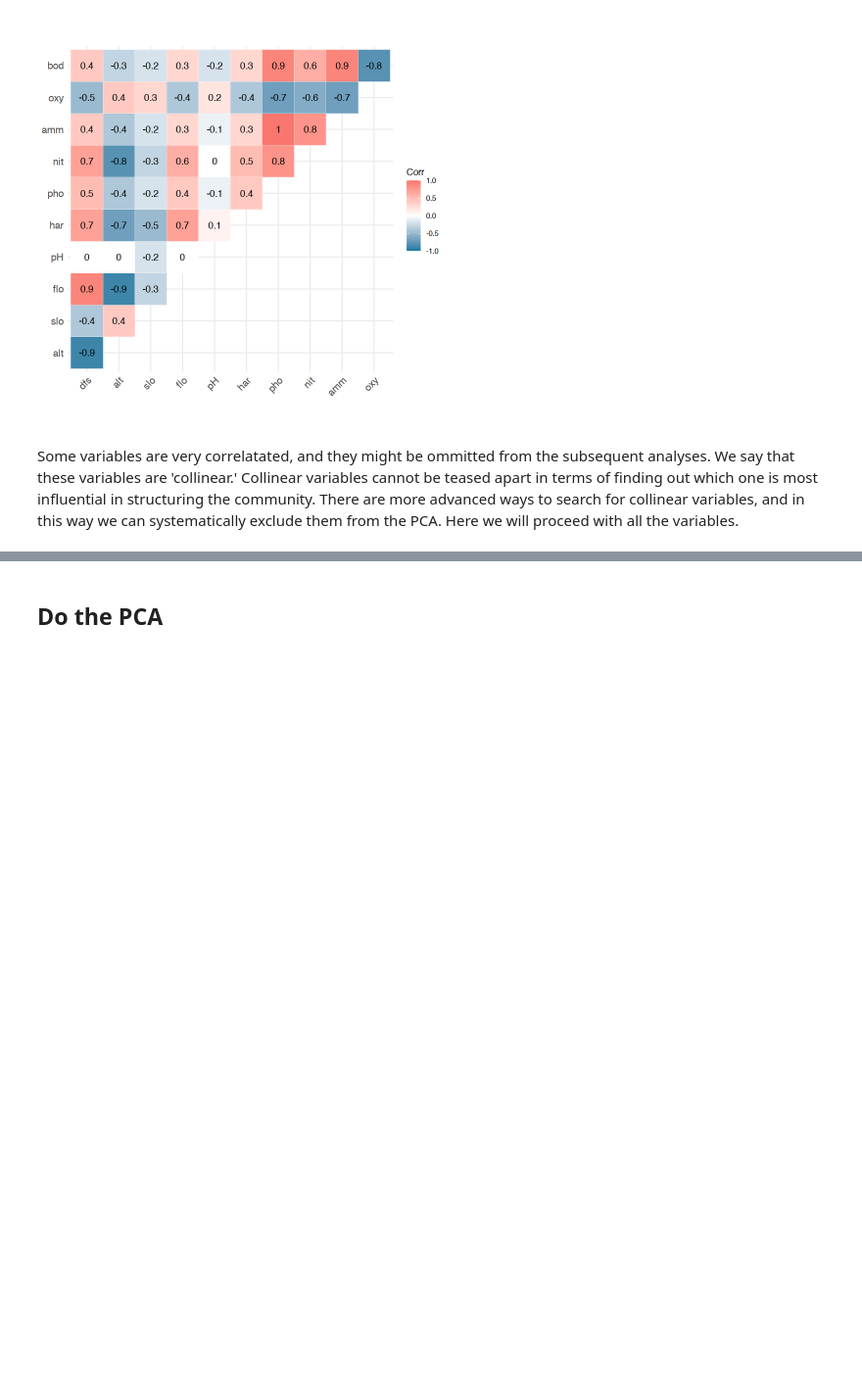
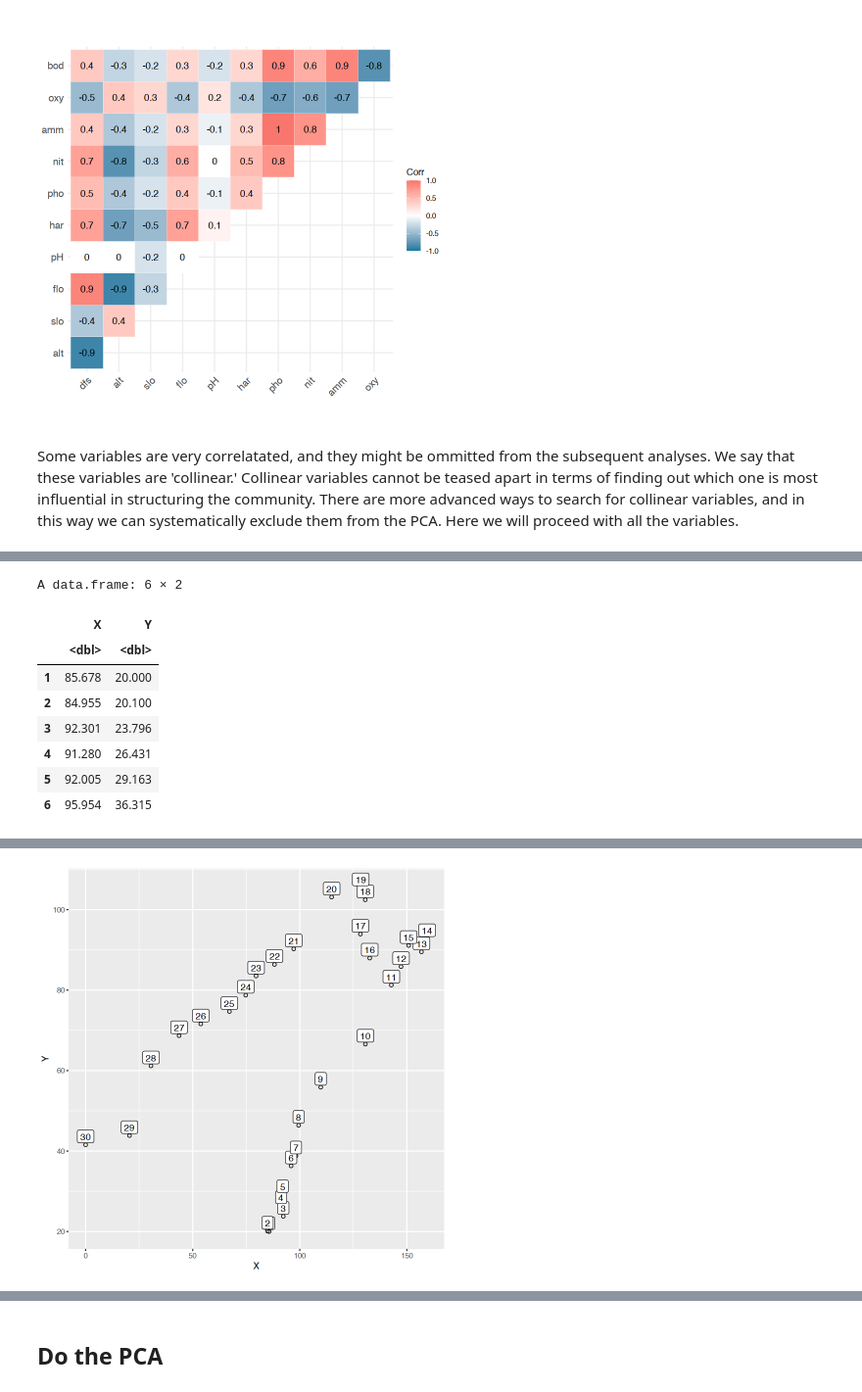
Before and after one commit to ajsmit/Quantitative_Ecology, a Jupyter notebook: jupyter_lab/13-PCA.ipynb, the cells around one changed output, grey strips where cells are left out. Shown: that part at 98% size. Drawn from its saved outputs; the diff is of its cells as text; code cells hidden in the pictures; blank space fills up the shorter version.

```diff
--- a/jupyter_lab/13-PCA.ipynb
+++ b/jupyter_lab/13-PCA.ipynb
@@ -48,0 +54,17 @@ Some variables are very correlatated, and they might be ommitted from the subseq
+# %%
+spa <- read.csv("/Users/ajsmit/Dropbox/R/workshops/Quantitative_Ecology/Num_Ecol_R_book_ed1/DoubsSpa.csv")
+spa <- dplyr::select(spa, -1)
+head(spa)
+ggplot(spa, aes(x = X, y = Y, label = rownames(spa))) +
+  geom_point(shape = 1) +
+  geom_label(vjust = 0, nudge_y = 0.5, check_overlap = TRUE)
+# %% [output]
+A data.frame: 6 × 2
+|  | X | Y |
+|  | <dbl> | <dbl> |
+| 1 | 85.678 | 20.000 |
+| 2 | 84.955 | 20.100 |
+| 3 | 92.301 | 23.796 |
+| 4 | 91.280 | 26.431 |
+| 5 | 92.005 | 29.163 |
+| 6 | 95.954 | 36.315 |
@@ -48,0 +73 @@ Some variables are very correlatated, and they might be ommitted from the subseq
+[figure, added]
```
Also changed, not shown: parts of 8 cells of this notebook, 2 other files.
